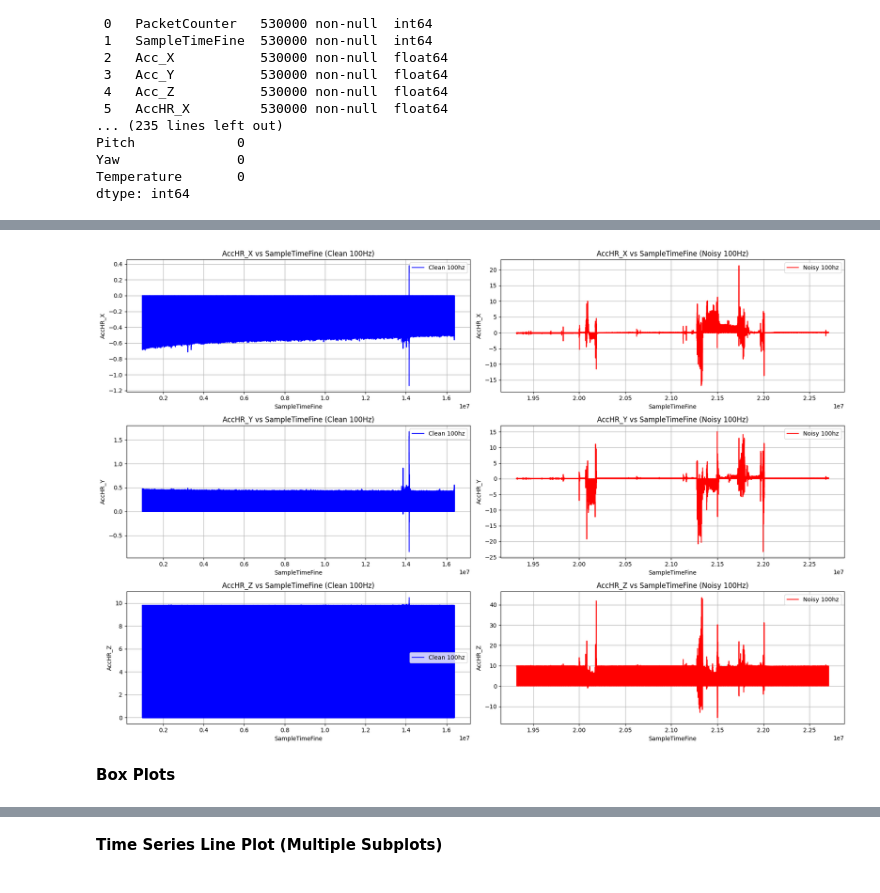
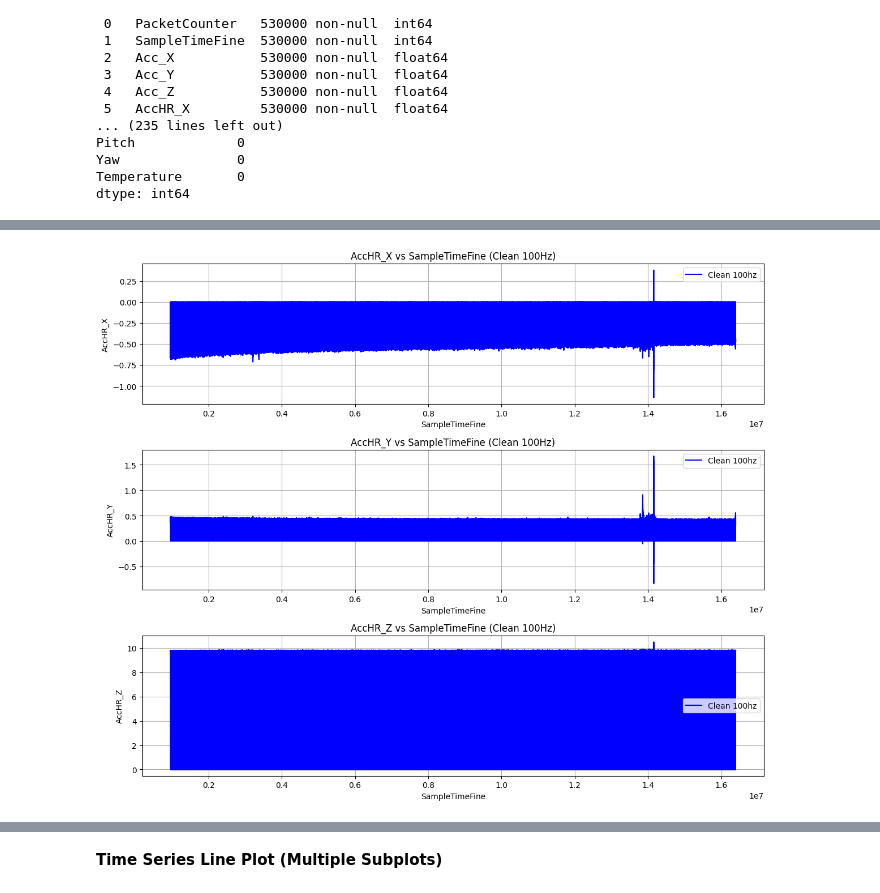
Before and after one commit to Samplergithub769/mtu-xsens-imu-Sensor, a Jupyter notebook: mtu_xsens_imu_Sensor.ipynb, the cells around one changed output, grey strips where cells are left out. Saved outputs shown, nothing was run; the diff lists cells and outputs as text; code cells hidden in the pictures.

```diff
--- a/mtu_xsens_imu_Sensor.ipynb
+++ b/mtu_xsens_imu_Sensor.ipynb
@@ -145,11 +109,11 @@ max       21.295063     15.054435     43.530815
 # Define the columns for analysis
 acc_cols = ['AccHR_X', 'AccHR_Y', 'AccHR_Z']
 
-# Plot AccHR_* vs SampleTimeFine for clean and noisy 25hz
-plt.figure(figsize=(18, 12))
+# Plot AccHR_* vs SampleTimeFine for clean 25hz
+plt.figure(figsize=(12, 10))
 
 for i, col in enumerate(acc_cols):
-    plt.subplot(3, 2, 2*i+1)
+    plt.subplot(3, 1, i+1)
     plt.plot(df_25hz['SampleTimeFine'], df_25hz[col], color='blue', label='Clean 25hz')
     plt.title(f'{col} vs SampleTimeFine (Clean 25hz)')
     plt.xlabel('SampleTimeFine')
@@ -157,14 +121,6 @@ for i, col in enumerate(acc_cols):
     plt.grid(True)
     plt.legend()
 
-    plt.subplot(3, 2, 2*i+2)
-    plt.plot(df_noise_25hz['SampleTimeFine'], df_noise_25hz[col], color='red', label='Noisy 25hz')
-    plt.title(f'{col} vs SampleTimeFine (Noisy 25hz)')
-    plt.xlabel('SampleTimeFine')
-    plt.ylabel(col)
-    plt.grid(True)
-    plt.legend()
-
 plt.tight_layout()
 plt.show()
 # %% [output]
@@ -173,11 +129,11 @@ plt.show()
 # Define the columns for analysis
 acc_cols = ['AccHR_X', 'AccHR_Y', 'AccHR_Z']
 
-# Plot time series: AccHR vs SampleTimeFine for 50hz
-plt.figure(figsize=(18, 12))
+# Plot time series: AccHR vs SampleTimeFine for Clean 50Hz
+plt.figure(figsize=(12, 10))
 
 for i, col in enumerate(acc_cols):
-    plt.subplot(3, 2, 2*i+1)
+    plt.subplot(3, 1, i+1)
     plt.plot(df_50hz['SampleTimeFine'], df_50hz[col], color='blue', label='Clean 50hz')
     plt.title(f'{col} vs SampleTimeFine (Clean 50hz)')
     plt.xlabel('SampleTimeFine')
@@ -185,14 +141,6 @@ for i, col in enumerate(acc_cols):
     plt.grid(True)
     plt.legend()
 
-    plt.subplot(3, 2, 2*i+2)
-    plt.plot(df_noise_50hz['SampleTimeFine'], df_noise_50hz[col], color='red', label='Noisy 50hz')
-    plt.title(f'{col} vs SampleTimeFine (Noisy 50hz)')
-    plt.xlabel('SampleTimeFine')
-    plt.ylabel(col)
-    plt.grid(True)
-    plt.legend()
-
 plt.tight_layout()
 plt.show()
 # %% [output]
@@ -200,30 +148,20 @@ plt.show()
 # %%
 # Define the columns for analysis
 acc_cols = ['AccHR_X', 'AccHR_Y', 'AccHR_Z']
 
-# Plot time series: AccHR vs SampleTimeFine for 100hz
-plt.figure(figsize=(18, 12))
+# Plot time series: AccHR vs SampleTimeFine for Clean 100Hz
+plt.figure(figsize=(12, 10))
 
 for i, col in enumerate(acc_cols):
-    plt.subplot(3, 2, 2*i + 1)
+    plt.subplot(3, 1, i+1)
     plt.plot(df_100hz['SampleTimeFine'], df_100hz[col], color='blue', label='Clean 100hz')
     plt.title(f'{col} vs SampleTimeFine (Clean 100Hz)')
     plt.xlabel('SampleTimeFine')
     plt.ylabel(col)
     plt.grid(True)
     plt.legend()
 
-    plt.subplot(3, 2, 2*i + 2)
-    plt.plot(df_noise_100hz['SampleTimeFine'], df_noise_100hz[col], color='red', label='Noisy 100hz')
-    plt.title(f'{col} vs SampleTimeFine (Noisy 100Hz)')
-    plt.xlabel('SampleTimeFine')
-    plt.ylabel(col)
-    plt.grid(True)
-    plt.legend()
-
 plt.tight_layout()
 plt.show()
 # %% [output]
-[figure, old version]
+[figure, new version]
-# %% [markdown]
-**Box Plots**
```
Also changed, not shown: parts of 18 cells of this notebook.
